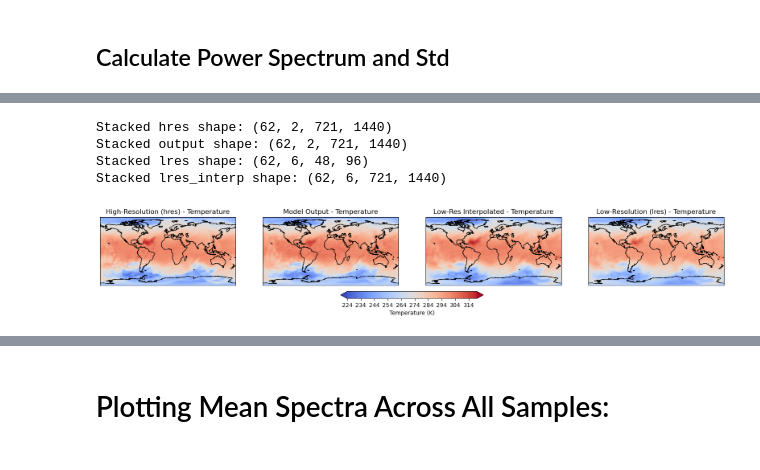
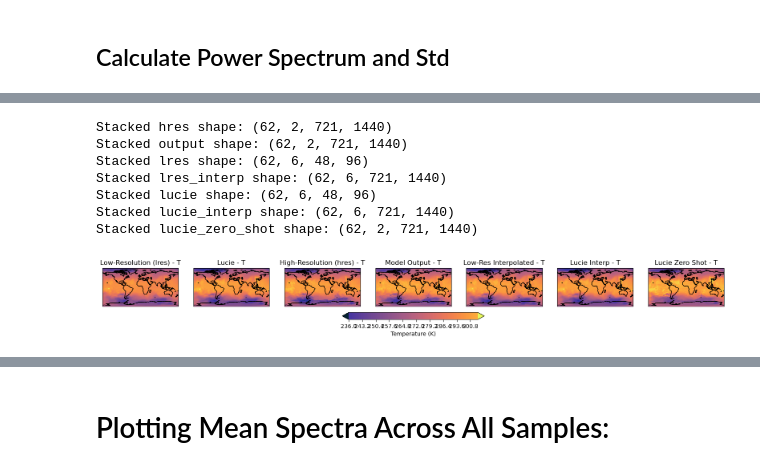
Before and after one commit to moeindarman77/lucie, a Jupyter notebook: metrics.ipynb, the cells around one changed output, grey strips where cells are left out. Cells and saved outputs as stored; diff of their text form; code cells hidden in the pictures.

```diff
--- a/metrics.ipynb
+++ b/metrics.ipynb
@@ -417,16 +408,19 @@ Channel 0:
 # %%
+
+# **** This code has been deprecated and will be removed in the future. ****
+
+
 import matplotlib.pyplot as plt
 import cartopy.crs as ccrs
 
 # Define coordinates
-loncoords_hres = np.linspace(-180, 180, hres_stacked.shape[3])     g# For high-res and lres_interp data (1440 points)
+loncoords_hres = np.linspace(-180, 180, hres_stacked.shape[3])     # For high-res and lres_interp data (1440 points)
 latcoords_hres = np.linspace(-90, 90, hres_stacked.shape[2])       # For high-res and lres_interp data (721 points)
 loncoords_lres = np.linspace(-180, 180, lres_stacked.shape[3])     # For low-res data
 latcoords_lres = np.linspace(-90, 90, lres_stacked.shape[2])       # For low-res data
 
 # Set up the plotting parameters
 projection = ccrs.PlateCarree()
-
 # Define vmin and vmax based on combined data
 vmin_tp6hr = min(
     hres_tp6hr_denorm.min(),
@@ -658,14 +742,19 @@ import os
 import torch
 
 # Define the path and load the data
-task_name = "vae_concat_lsm"
-path = f"/glade/derecho/scratch/mdarman/lucie/results/{task_name}/samples"
+task_name = "vae_concat_LUCIE"
+# path = f"/glade/derecho/scratch/mdarman/lucie/results/{task_name}/samples"
+path = f"/media/volume/moein-storage-1/lucie/results/{task_name}/samples"
+
 
 # Initialize lists to hold all loaded samples
 all_hres_samples = []
 all_output_samples = []
 all_lres_samples = []
 all_lres_interp_samples = []
+all_lucie_samples = []
+all_lucie_interp_samples = []
+all_lucie_zero_shot_samples = []
 
 # Loop over the files and load the data
 for idx in range(1, 32):
@@ -674,6 +763,10 @@ for idx in range(1, 32):
         lres_interp = data['lres_interp']  # Shape: [batch_size, channels, 721, 1440]
         hres = data['hres']              # Shape: [batch_size, channels, 721, 1440]
         output = data['output']          # Shape: [batch_size, channels, 720, 1440]
+        lucie = data['lucie']            # Shape: [batch_size, 721, 1440]
+        lucie_interp = data['lucie_interp']  # Shape: [batch_size, 721, 1440]
+        lucie_zero_shot = data['lucie_zero_shot']  # Shape: [batch_size, 721, 1440]
+
 
         # Adjust output shape if necessary
         if output.shape[2] != hres.shape[2]:
@@ -686,21 +779,30 @@ for idx in range(1, 32):
         all_output_samples.append(output)
         all_lres_samples.append(lres)
         all_lres_interp_samples.append(lres_interp)
+        all_lucie_samples.append(lucie)
+        all_lucie_interp_samples.append(lucie_interp)
+        all_lucie_zero_shot_samples.append(lucie_zero_shot)
 
 # Stack all samples
 hres_stacked = np.concatenate(all_hres_samples, axis=0)
 output_stacked = np.concatenate(all_output_samples, axis=0)
 lres_stacked = np.concatenate(all_lres_samples, axis=0)
 lres_interp_stacked = np.concatenate(all_lres_interp_samples, axis=0)
+lucie_stacked = np.concatenate(all_lucie_samples, axis=0)
+lucie_interp_stacked = np.concatenate(all_lucie_interp_samples, axis=0)
+lucie_zero_shot_stacked = np.concatenate(all_lucie_zero_shot_samples, axis=0)
 
 print("Stacked hres shape:", hres_stacked.shape)
 print("Stacked output shape:", output_stacked.shape)
 print("Stacked lres shape:", lres_stacked.shape)
 print("Stacked lres_interp shape:", lres_interp_stacked.shape)
+print("Stacked lucie shape:", lucie_stacked.shape)
+print("Stacked lucie_interp shape:", lucie_interp_stacked.shape)
+print("Stacked lucie_zero_shot shape:", lucie_zero_shot_stacked.shape)
 
 # Load denormalization statistics
-lr_stats = np.load("/glade/derecho/scratch/mdarman/lucie/stats_2000_2003_lr.npz", allow_pickle=True)
-hr_stats = np.load("/glade/derecho/scratch/mdarman/lucie/stats_2000_2003_hr.npz", allow_pickle=True)
+lr_stats = np.load("/media/volume/moein-storage-1/lucie/stats_2000_2003_lr.npz", allow_pickle=True)
+hr_stats = np.load("/media/volume/moein-storage-1/lucie/stats_2000_2003_hr.npz", allow_pickle=True)
 
 # Extract mean and std for 'Temperature_7'
 temperature_mean_hr = hr_stats['2m_temperature'].item()['mean']
@@ -715,16 +817,31 @@ hres_temperature_denorm = hres_stacked[:, 0, :, :] * temperature_std_hr + temper
 output_temperature_denorm = output_stacked[:, 0, :, :] * temperature_std_hr + temperature_mean_hr
 lres_temperature_denorm = lres_stacked[:, 0, :, :] * temperature_std_lr + temperature_mean_lr
 lres_interp_temperature_denorm = lres_interp_stacked[:, 0, :, :] * temperature_std_hr + temperature_mean_hr
+lucie_temperature = lucie_stacked[:, 0, :, :] * temperature_std_hr + temperature_mean_hr
+lucie_interp_temperature = lucie_interp_stacked[:, 0, :, :] * temperature_std_hr + temperature_mean_hr
+lucie_zero_shot_temperature = lucie_zero_shot_stacked[:, 0, :, :] * temperature_std_hr + temperature_mean_hr
 # %% [output]
 Stacked hres shape: (62, 2, 721, 1440)
 Stacked output shape: (62, 2, 721, 1440)
 Stacked lres shape: (62, 6, 48, 96)
 Stacked lres_interp shape: (62, 6, 721, 1440)
+Stacked lucie shape: (62, 6, 48, 96)
+Stacked lucie_interp shape: (62, 6, 721, 1440)
+Stacked lucie_zero_shot shape: (62, 2, 721, 1440)
+# %%
+hres_temperature_denorm = hres_stacked[:, 0, :, :] * temperature_std_hr + temperature_mean_hr
+output_temperature_denorm = output_stacked[:, 0, :, :] * temperature_std_hr + temperature_mean_hr
+lres_temperature_denorm = lres_stacked[:, 0, :, :] * temperature_std_lr + temperature_mean_lr
+lres_interp_temperature_denorm = lres_interp_stacked[:, 0, :, :] * temperature_std_hr + temperature_mean_hr
+lucie_temperature = lucie_stacked[:, 0, :, :] * temperature_std_hr + temperature_mean_hr
+lucie_interp_temperature = lucie_interp_stacked[:, 0, :, :] * temperature_std_hr + temperature_mean_hr
+lucie_zero_shot_temperature = lucie_zero_shot_stacked[:, 0, :, :] * temperature_std_hr + temperature_mean_hr
 # %%
 # Cell 2: Visualization
 
 import matplotlib.pyplot as plt
 import cartopy.crs as ccrs
+import cmocean as ocean
 
 # Define coordinates
 loncoords_hres = np.linspace(-180, 180, hres_stacked.shape[3])     # For high-res and lres_interp data (1440 points)
@@ -740,43 +857,54 @@ vmin_temperature = min(
     hres_temperature_denorm.min(),
     output_temperature_denorm.min(),
     lres_temperature_denorm.min(),
-    lres_interp_temperature_denorm.min()
+    lres_interp_temperature_denorm.min(),
+    lucie_temperature.min(),
+    lucie_interp_temperature.min(),
+    lucie_zero_shot_temperature.min()
+
 )
 vmax_temperature = max(
     hres_temperature_denorm.max(),
     output_temperature_denorm.max(),
     lres_temperature_denorm.max(),
-    lres_interp_temperature_denorm.max()
+    lres_interp_temperature_denorm.max(),
+    lucie_temperature.max(),
+    lucie_interp_temperature.max(),
+    lucie_zero_shot_temperature.max()
 )
 
 # Plotting 'Temperature_7' channel (first sample)
-sample_idx = 0
+sample_idx = 6
 
-fig, axs = plt.subplots(1, 4, figsize=(20, 5), subplot_kw={'projection': projection})
+fig, axs = plt.subplots(1, 7, figsize=(20, 5), subplot_kw={'projection': projection})
 data_to_plot = [
+    (lres_temperature_denorm[sample_idx, :, :], "Low-Resolution (lres)", loncoords_lres, latcoords_lres),
+    (lucie_temperature[sample_idx, :, :], "Lucie", loncoords_lres, latcoords_lres),
     (hres_temperature_denorm[sample_idx, :, :], "High-Resolution (hres)", loncoords_hres, latcoords_hres),
     (output_temperature_denorm[sample_idx, :, :], "Model Output", loncoords_hres, latcoords_hres),
     (lres_interp_temperature_denorm[sample_idx, :, :], "Low-Res Interpolated", loncoords_hres, latcoords_hres),
-    (lres_temperature_denorm[sample_idx, :, :], "Low-Resolution (lres)", loncoords_lres, latcoords_lres)
+    (lucie_interp_temperature[sample_idx, :, :], "Lucie Interp", loncoords_hres, latcoords_hres),
+    (lucie_zero_shot_temperature[sample_idx, :, :], "Lucie Zero Shot", loncoords_hres, latcoords_hres)
+
 ]
 
 # Collect all images to adjust colorbar later
 ims = []
 
 for ax, (data, title, loncoords, latcoords) in zip(axs, data_to_plot):
     im = ax.contourf(
         loncoords, latcoords, data, levels=100, vmin=vmin_temperature, vmax=vmax_temperature,
-        transform=projection, cmap="coolwarm", extend="both"
+        transform=projection, cmap=ocean.cm.thermal, extend="both"
     )
     ax.coastlines()
-    ax.set_title(f"{title} - Temperature")
+    ax.set_title(f"{title} - T")
     ims.append(im)
 
 # Add a colorbar common to all subplots
 cbar = fig.colorbar(ims[0], ax=axs, orientation="horizontal", fraction=0.046, pad=0.04)
 cbar.set_label("Temperature (K)")
 
 # plt.tight_layout()
 plt.show()
 # %% [output]
-[figure, old version]
+[figure, new version]
```
Also changed, not shown: parts of 10 cells of this notebook.
